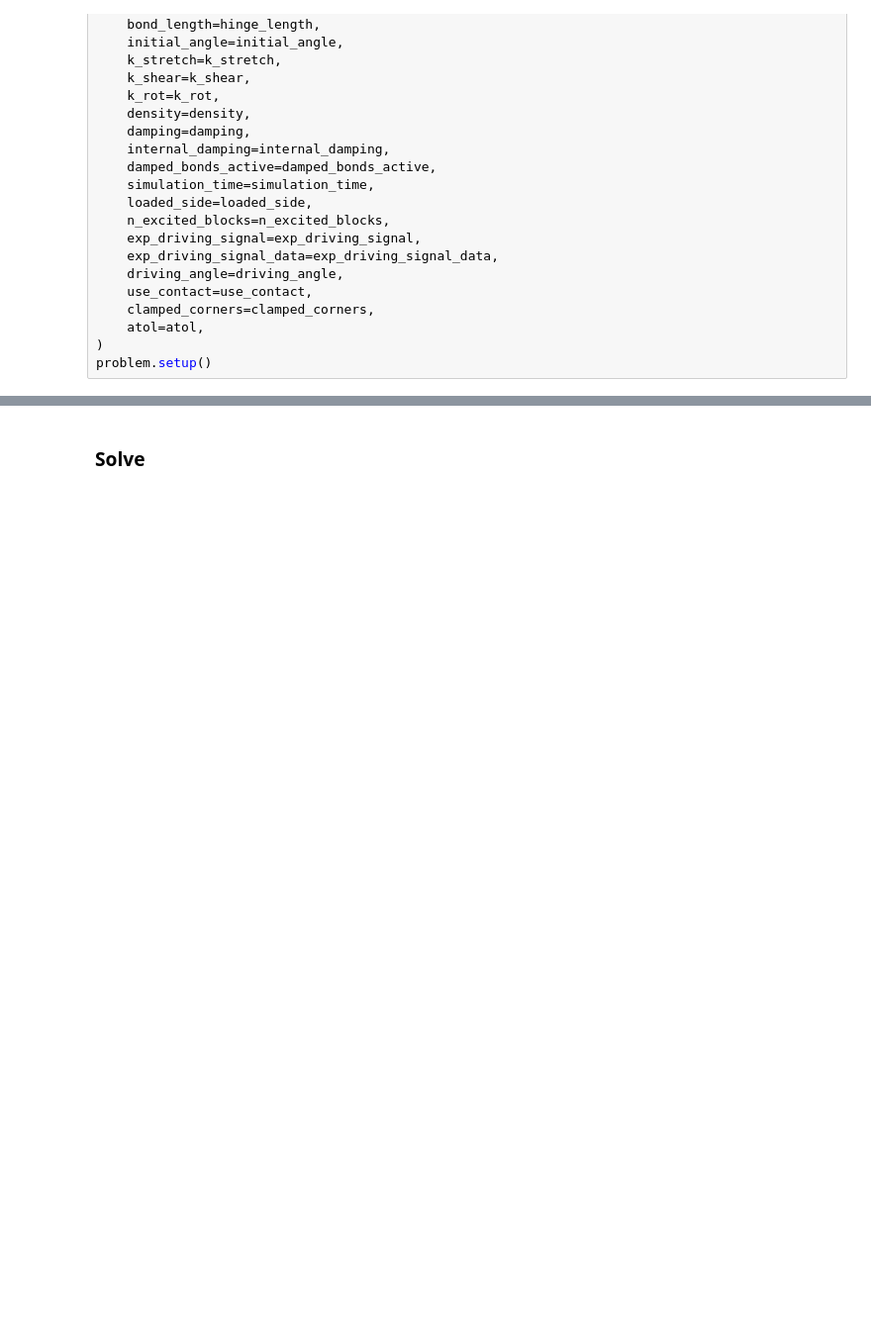
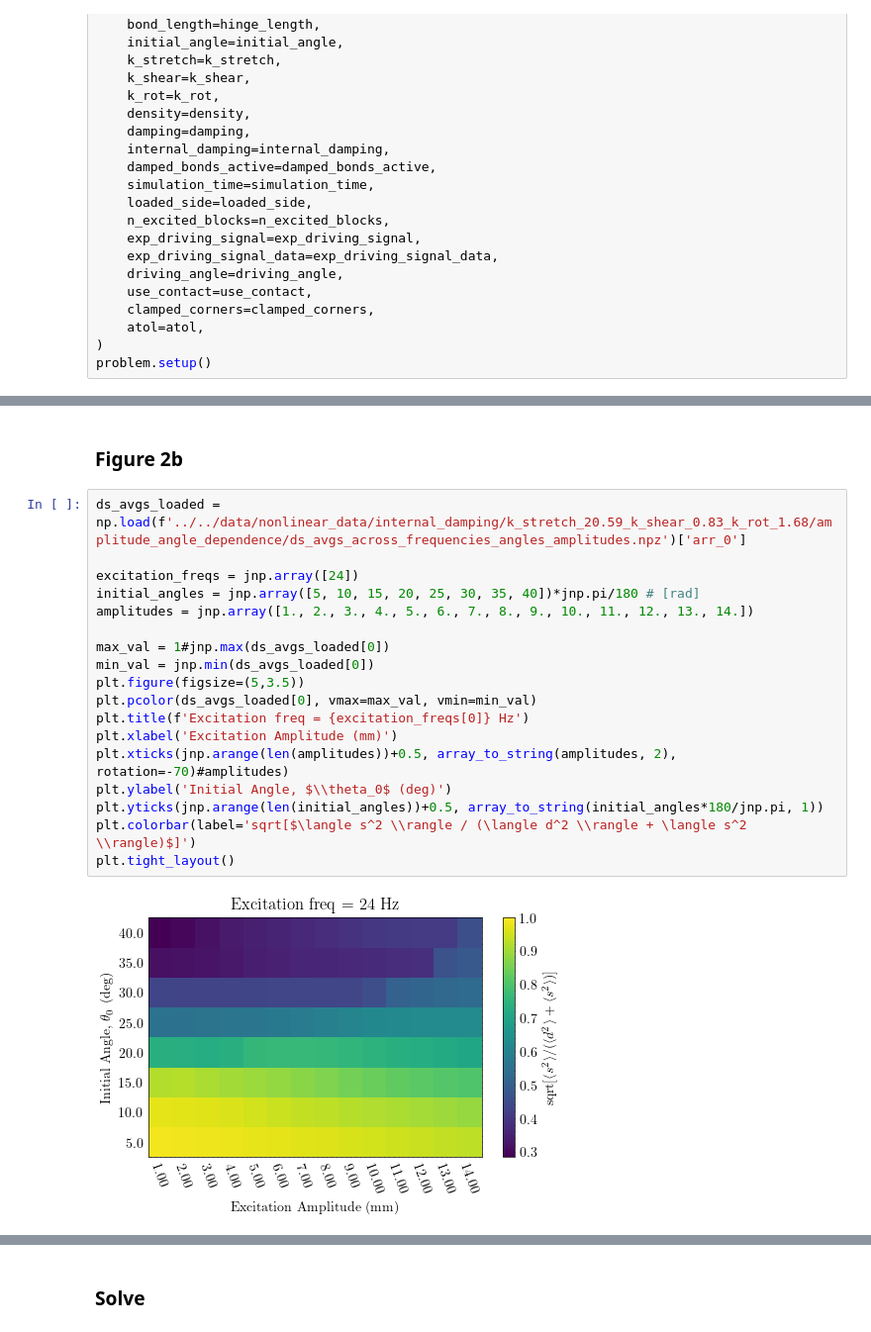
Before and after one commit to bertoldi-collab/dynamic-conformal-metamaterials, a Jupyter notebook: notebooks/nonlinear_notebooks/dynamics_of_conformal_metamaterials.ipynb, the cells around one changed output, grey strips where cells are left out. Shown at 99% size. Cells and saved outputs as stored; diff of their text form; blank space fills up the shorter version.

```diff
--- a/notebooks/nonlinear_notebooks/dynamics_of_conformal_metamaterials.ipynb
+++ b/notebooks/nonlinear_notebooks/dynamics_of_conformal_metamaterials.ipynb
@@ -1070,0 +1203,22 @@ if True:
+# %% [markdown]
+### Figure 2b
+# %%
+ds_avgs_loaded = np.load(f'../../data/nonlinear_data/internal_damping/k_stretch_20.59_k_shear_0.83_k_rot_1.68/amplitude_angle_dependence/ds_avgs_across_frequencies_angles_amplitudes.npz')['arr_0']
+
+excitation_freqs = jnp.array([24])
+initial_angles = jnp.array([5, 10, 15, 20, 25, 30, 35, 40])*jnp.pi/180 # [rad]
+amplitudes = jnp.array([1., 2., 3., 4., 5., 6., 7., 8., 9., 10., 11., 12., 13., 14.])
+
+max_val = 1#jnp.max(ds_avgs_loaded[0])
+min_val = jnp.min(ds_avgs_loaded[0])
+plt.figure(figsize=(5,3.5))
+plt.pcolor(ds_avgs_loaded[0], vmax=max_val, vmin=min_val)
+plt.title(f'Excitation freq = {excitation_freqs[0]} Hz')
+plt.xlabel('Excitation Amplitude (mm)')
+plt.xticks(jnp.arange(len(amplitudes))+0.5, array_to_string(amplitudes, 2), rotation=-70)#amplitudes)
+plt.ylabel('Initial Angle, $\\theta_0$ (deg)')
+plt.yticks(jnp.arange(len(initial_angles))+0.5, array_to_string(initial_angles*180/jnp.pi, 1))
+plt.colorbar(label='sqrt[$\langle s^2 \\rangle / (\langle d^2 \\rangle + \langle s^2 \\rangle)$]')
+plt.tight_layout()
+# %% [output]
+[figure, added]
```
Also changed, not shown: parts of 26 cells of this notebook.
